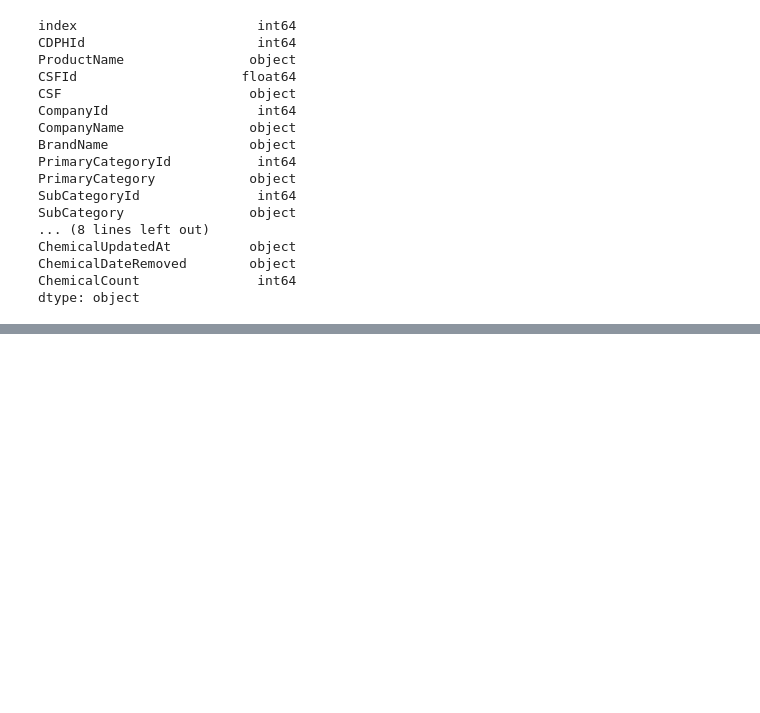
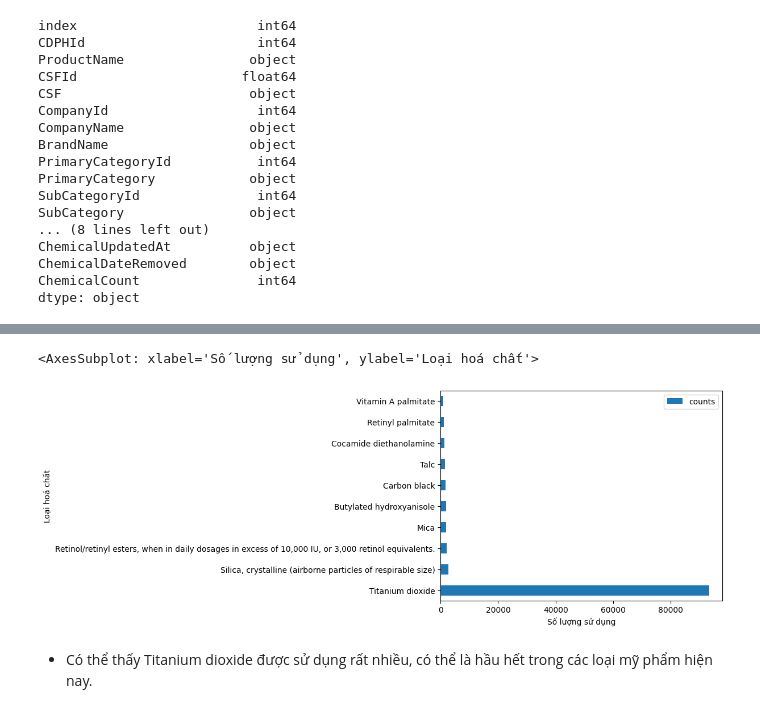
Before and after one commit to giaphupham/LT4KHDL-DATHCK, a Jupyter notebook: Phu.ipynb, the cells around one changed output, grey strips where cells are left out. Saved outputs shown, nothing was run; the diff lists cells and outputs as text; code cells hidden in the pictures; blank space fills up the shorter version.

```diff
--- a/Phu.ipynb
+++ b/Phu.ipynb
@@ -94,0 +119,3 @@ open_object_dtype("ChemicalDateRemoved")
+# %%
+top5_chems = df['ChemicalName'].value_counts().to_frame('counts').head(10)
+top5_chems
@@ -94,0 +134,7 @@ open_object_dtype("ChemicalDateRemoved")
+# %%
+top5_chems.plot.barh(ylabel='Loại hoá chất',xlabel='Số lượng sử dụng')
+# %% [output]
+<AxesSubplot: xlabel='Số lượng sử dụng', ylabel='Loại hoá chất'>
+[figure, added]
+# %% [markdown]
+- Có thể thấy Titanium dioxide được sử dụng rất nhiều, có thể là hầu hết trong các loại mỹ phẩm hiện nay.
```
Also changed, not shown: parts of 7 cells of this notebook.
